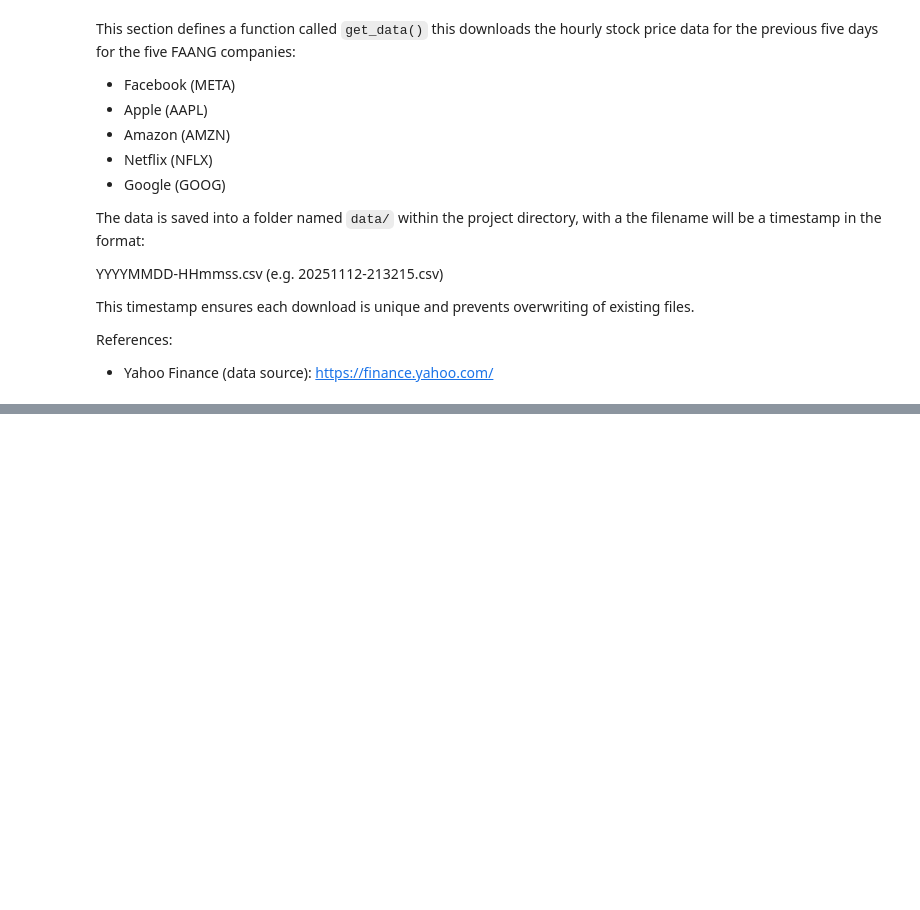
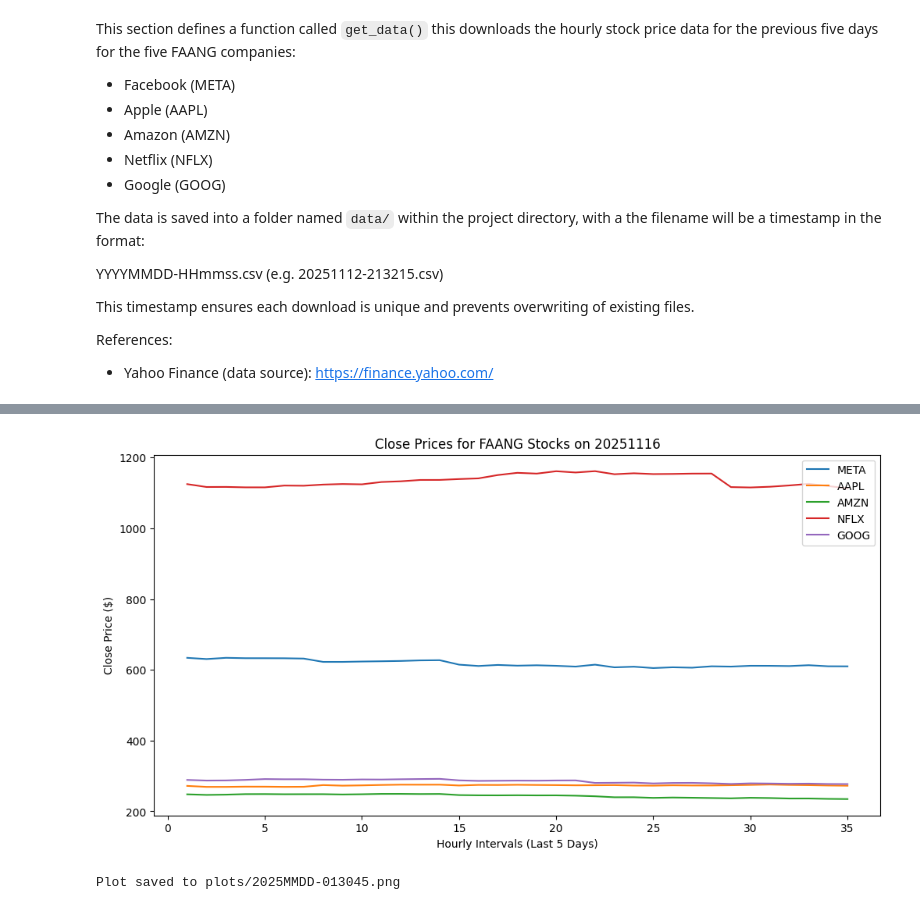
Before and after one commit to philipcullen93/computer-infrastructure-assessment, a Jupyter notebook: problems.ipynb, the cells around one changed output, grey strips where cells are left out. Saved outputs shown, nothing was run; the diff lists cells and outputs as text; code cells hidden in the pictures; blank space fills up the shorter version.

Commit message:
Added Code for problem 2. Had to run code multiple times as plot folder and plot wasn't being created. Issue was forgetting to call the plot_data() function at the end.

```diff
--- a/problems.ipynb
+++ b/problems.ipynb
@@ -110,0 +125,51 @@ Data saved to data/20251112-110731.csv
+# %%
+def plot_data():
+
+    # Ensure the 'plots' folder exists
+    os.makedirs("plots", exist_ok=True)
+
+    # Get list of CSV files in the data folder
+    files = [f for f in os.listdir("data") if f.endswith(".csv")]
+    if not files:
+        raise FileNotFoundError("No CSV files found in the 'data' folder.")
+
+    # Sort files by name to get the latest (timestamped filename format ensures correct order)
+    latest_file = sorted(files)[-1]
+    filepath = os.path.join("data", latest_file)
+
+    # Load the latest CSV file
+    data = pd.read_csv(filepath, header=[0,1])  # yfinance uses MultiIndex columns when group_by='ticker'
+
+    # Extract the date from the filename for the plot title
+    date_str = latest_file.split("-")[0]
+
+    # Create the plot
+    plt.figure(figsize=(12, 6))
+
+    # Loop through the 5 tickers to plot close prices
+    tickers = ["META", "AAPL", "AMZN", "NFLX", "GOOG"]
+    for ticker in tickers:
+        plt.plot(data[(ticker, "Close")], label=ticker)  # MultiIndex column structure
+
+    # Add title, labels, legend
+    plt.title(f"Close Prices for FAANG Stocks on {date_str}")
+    plt.xlabel("Hourly Intervals (Last 5 Days)")
+    plt.ylabel("Close Price ($)")
+    plt.legend()
+
+    # Create timestamped filename for the plot
+    timestamp = dt.datetime.now().strftime("%YMMDD-%H%M%S")
+    plot_filename = f"plots/{timestamp}.png"
+
+    # Save the plot
+    plt.savefig(plot_filename, dpi=300, bbox_inches="tight")
+
+    # Show plot (optional for assignment, but nice in a notebook)
+    plt.show()
+
+    print(f"Plot saved to {plot_filename}")
+
+plot_data()
+# %% [output]
+[figure, added]
+Plot saved to plots/2025MMDD-013045.png
```
Also changed, not shown: parts of 5 cells of this notebook, 12 other files.
